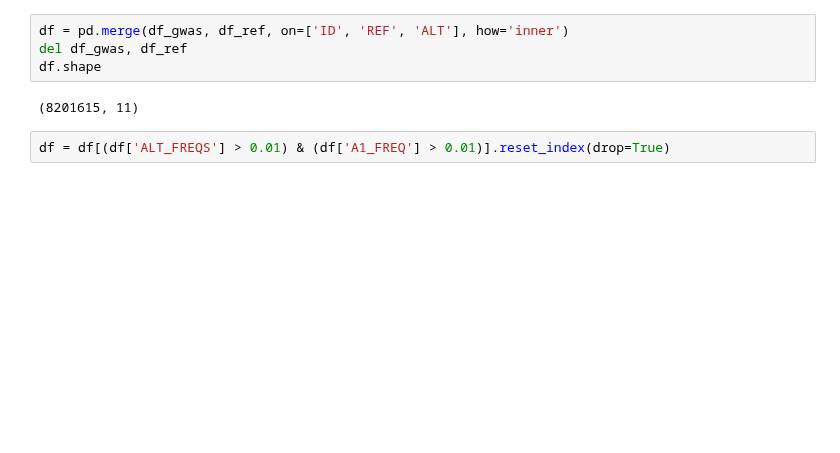
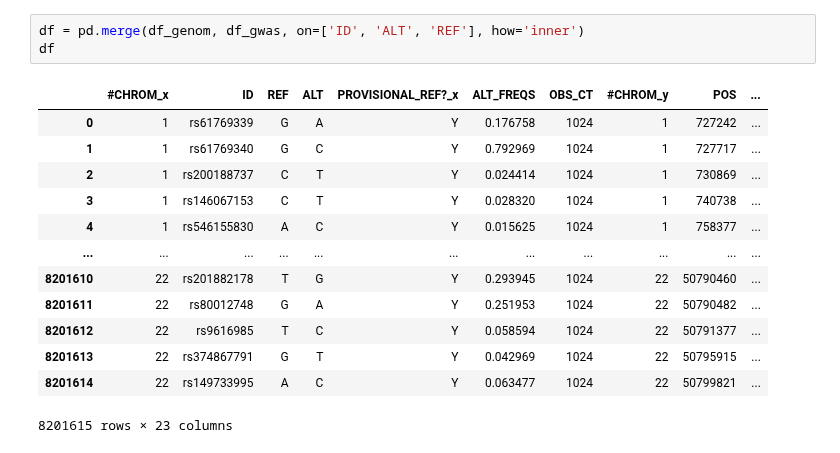
Before and after one commit to cge-tubingens/IDEAL-GENOM, a Jupyter notebook: viz_notebooks/maf_plot.ipynb, the cells around one changed output. Drawn from its saved outputs; the diff is of its cells as text; blank space fills up the shorter version.

```diff
--- a/viz_notebooks/maf_plot.ipynb
+++ b/viz_notebooks/maf_plot.ipynb
@@ -46,8 +42,17 @@ df_ref.head(10)
 # %%
-df = pd.merge(df_gwas, df_ref, on=['ID', 'REF', 'ALT'], how='inner')
-del df_gwas, df_ref
-df.shape
+df = pd.merge(df_genom, df_gwas, on=['ID', 'ALT', 'REF'], how='inner')
+df
 # %% [output]
+|  | #CHROM_x | ID | REF | ALT | PROVISIONAL_REF?_x | ALT_FREQS | OBS_CT | #CHROM_y | POS | ... |
+| 0 | 1 | rs61769339 | G | A | Y | 0.176758 | 1024 | 1 | 727242 | ... |
+| 1 | 1 | rs61769340 | G | C | Y | 0.792969 | 1024 | 1 | 727717 | ... |
+| 2 | 1 | rs200188737 | C | T | Y | 0.024414 | 1024 | 1 | 730869 | ... |
+| 3 | 1 | rs146067153 | C | T | Y | 0.028320 | 1024 | 1 | 740738 | ... |
+| 4 | 1 | rs546155830 | A | C | Y | 0.015625 | 1024 | 1 | 758377 | ... |
+| ... | ... | ... | ... | ... | ... | ... | ... | ... | ... | ... |
+| 8201610 | 22 | rs201882178 | T | G | Y | 0.293945 | 1024 | 22 | 50790460 | ... |
+| 8201611 | 22 | rs80012748 | G | A | Y | 0.251953 | 1024 | 22 | 50790482 | ... |
+| 8201612 | 22 | rs9616985 | T | C | Y | 0.058594 | 1024 | 22 | 50791377 | ... |
+| 8201613 | 22 | rs374867791 | G | T | Y | 0.042969 | 1024 | 22 | 50795915 | ... |
+| 8201614 | 22 | rs149733995 | A | C | Y | 0.063477 | 1024 | 22 | 50799821 | ... |
-(8201615, 11)
+8201615 rows × 23 columns
-# %%
-df = df[(df['ALT_FREQS'] > 0.01) & (df['A1_FREQ'] > 0.01)].reset_index(drop=True)
```
Also changed, not shown: parts of 23 cells of this notebook, 1 other file.
